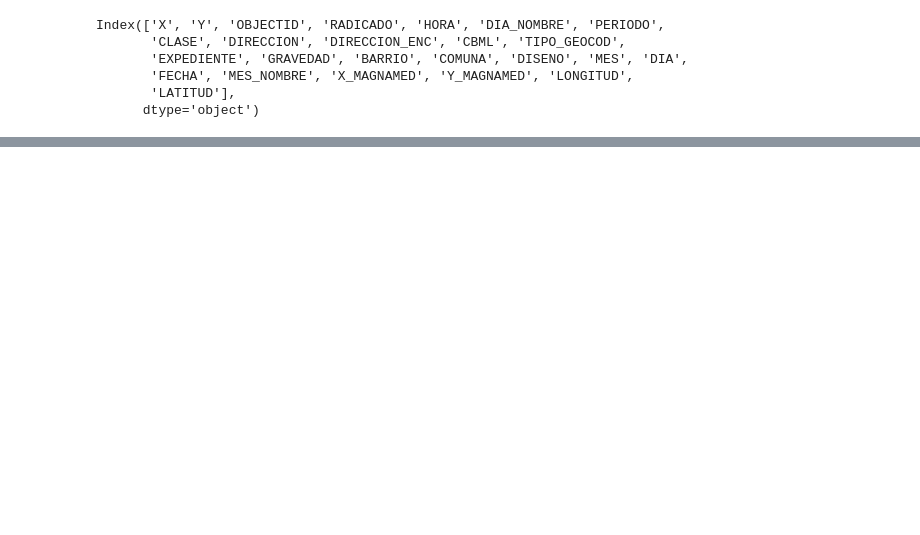
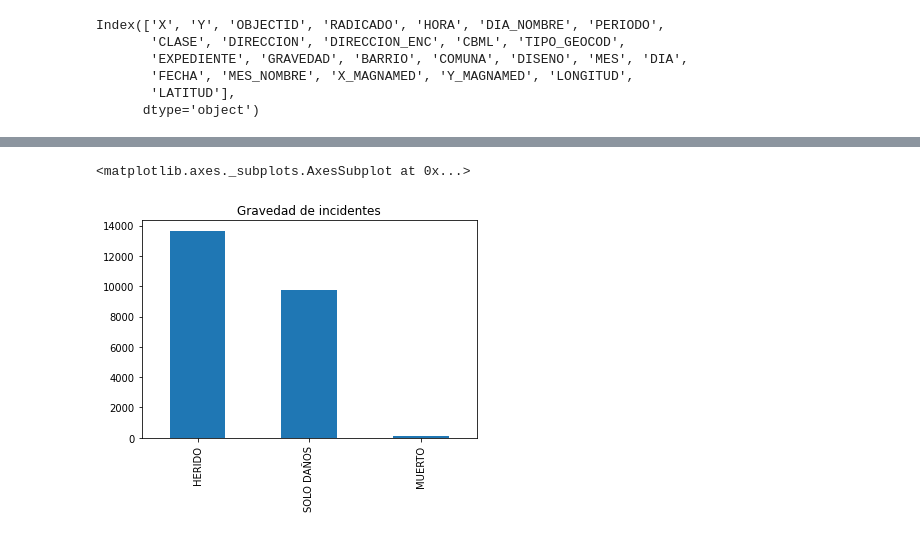
Before and after one commit to Mileej/Proyecto_individual, a Jupyter notebook: Proyecto2_MovilidadMedellín.ipynb, the cells around one changed output, grey strips where cells are left out. Cells and saved outputs as stored; diff of their text form; code cells hidden in the pictures; blank space fills up the shorter version.

```diff
--- a/Proyecto2_MovilidadMedellín.ipynb
+++ b/Proyecto2_MovilidadMedellín.ipynb
@@ -190,0 +305,6 @@ Name: GRAVEDAD, dtype: int64
+# %%
+#Grafico de barras de la gravedad de los incidentes
+df['GRAVEDAD'].value_counts().plot(kind='bar', title='Gravedad de incidentes')
+# %% [output]
+<matplotlib.axes._subplots.AxesSubplot at 0x...>
+[figure, added]
```
Also changed, not shown: parts of 93 cells of this notebook.
